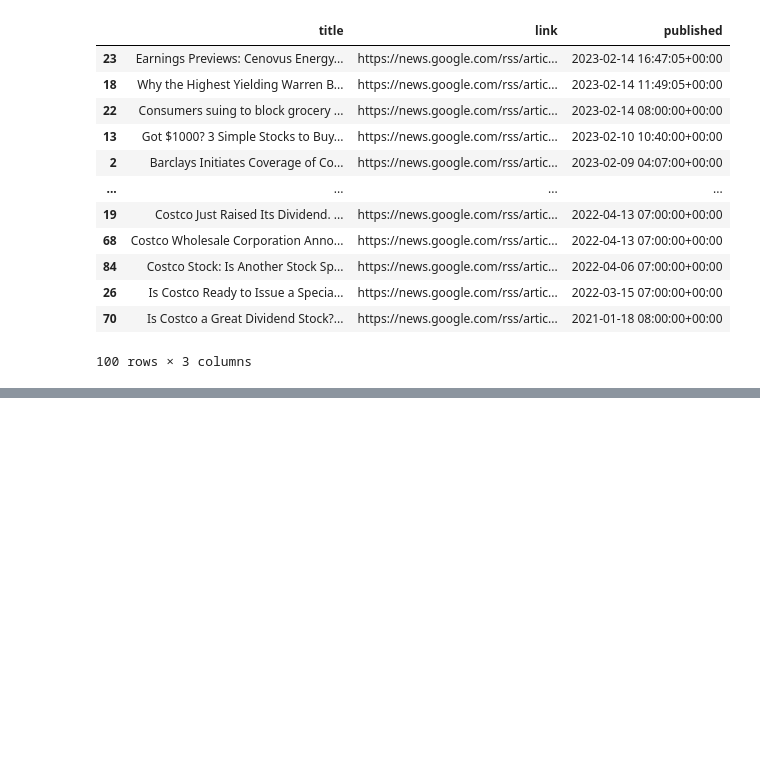
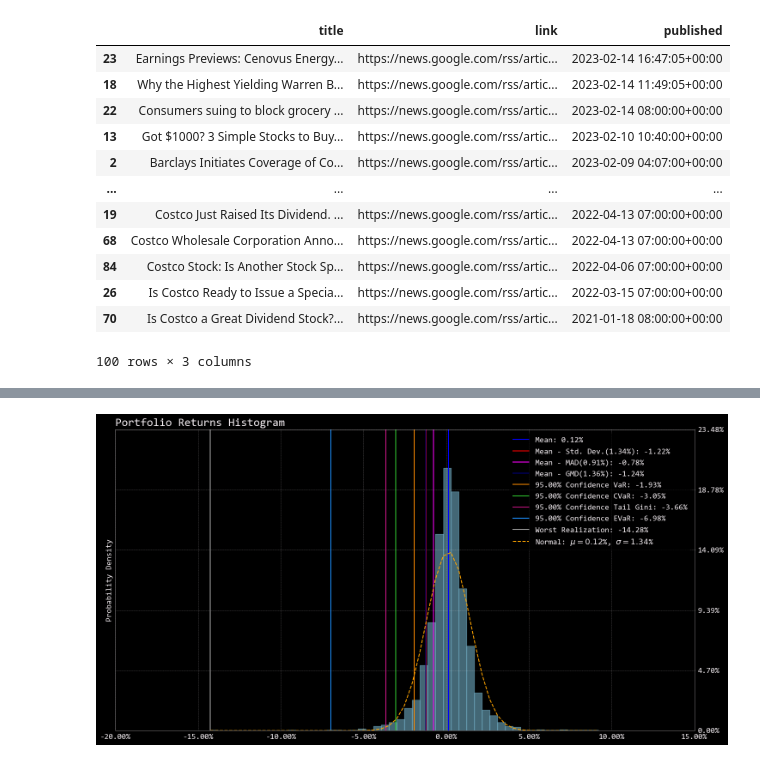
Before and after one commit to mikewenner/Jupyter_Notebooks, a Jupyter notebook: Quant_stats/Mike_portfolio.ipynb, the cells around one changed output, grey strips where cells are left out. Cells and saved outputs as stored; diff of their text form; code cells hidden in the pictures; blank space fills up the shorter version.

```diff
--- a/Quant_stats/Mike_portfolio.ipynb
+++ b/Quant_stats/Mike_portfolio.ipynb
@@ -373,0 +427,5 @@ ValueError: returns must be a DataFrame
+# %%
+ax = rp.plot_hist(returns=returns, w=w, alpha=0.05, bins=50, height=8,
+                  width=15, ax=None)
+# %% [output]
+[figure, added]
```
Also changed, not shown: parts of 23 cells of this notebook, 2 other files.
